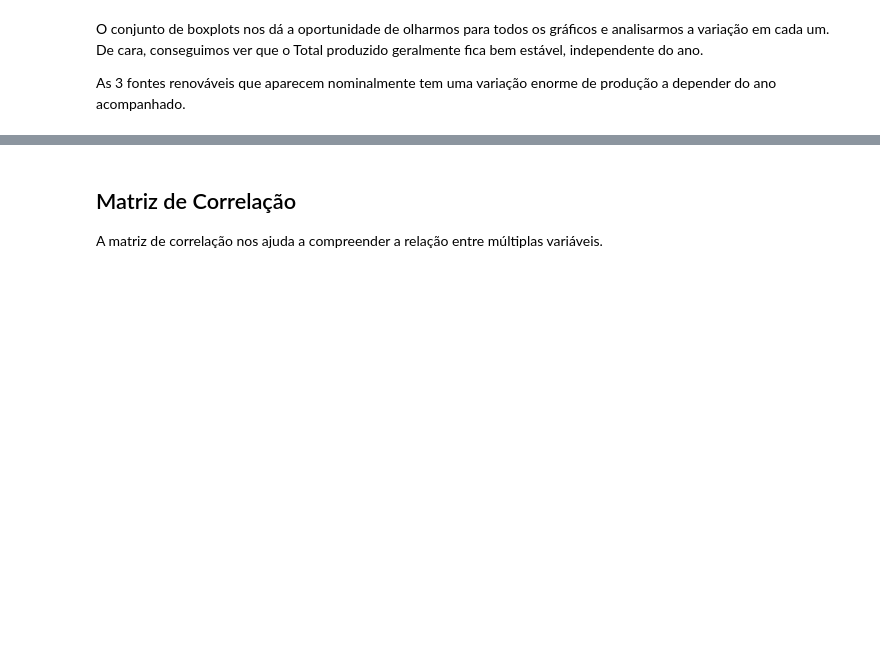
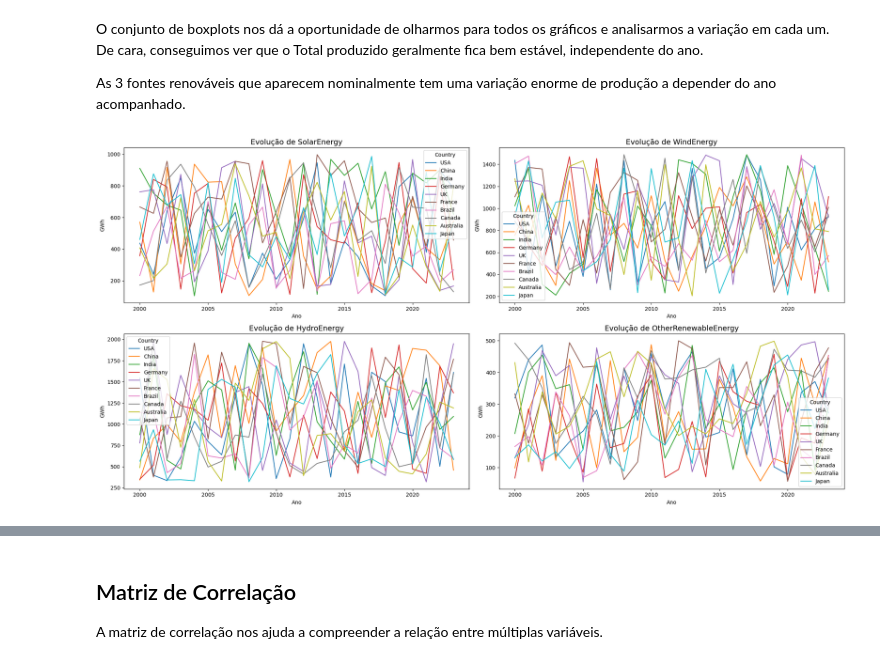
Before and after one commit to mateustabach/EntregasPUC, a Jupyter notebook: MVP1_Mateus_Tabach.ipynb, the cells around one changed output, grey strips where cells are left out. Saved outputs shown, nothing was run; the diff lists cells and outputs as text; code cells hidden in the pictures; blank space fills up the shorter version.

```diff
--- a/MVP1_Mateus_Tabach.ipynb
+++ b/MVP1_Mateus_Tabach.ipynb
@@ -298,3 +298,21 @@ plt.show()
 O conjunto de boxplots nos dá a oportunidade de olharmos para todos os gráficos e analisarmos a variação em cada um. De cara, conseguimos ver que o Total produzido geralmente fica bem estável, independente do ano.
 
 As 3 fontes renováveis que aparecem nominalmente tem uma variação enorme de produção a depender do ano acompanhado.
+# %%
+# Fontes de energia
+energy_types = ['SolarEnergy', 'WindEnergy', 'HydroEnergy', 'OtherRenewableEnergy']
+palette = sns.color_palette("tab10")
+
+fig, axes = plt.subplots(2, 2, figsize=(20, 10))
+axes = axes.flatten()
+
+for i, col in enumerate(energy_types):
+    sns.lineplot(data=df, x='Year', y=col, hue='Country', ax=axes[i], palette=palette)
+    axes[i].set_title(f'Evolução de {col}', fontsize=14)
+    axes[i].set_ylabel('GWh')
+    axes[i].set_xlabel('Ano')
+
+plt.tight_layout()
+plt.show()
+# %% [output]
+[figure, added]
```
Also changed, not shown: parts of 9 cells of this notebook.
